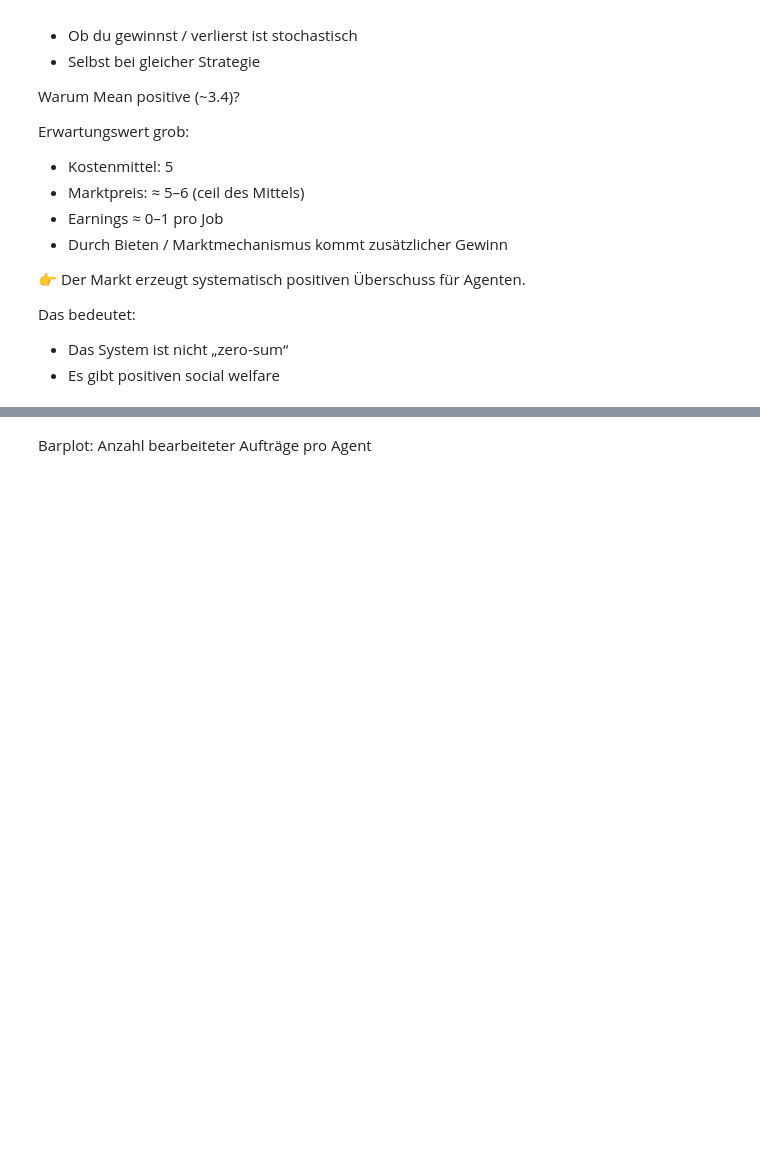
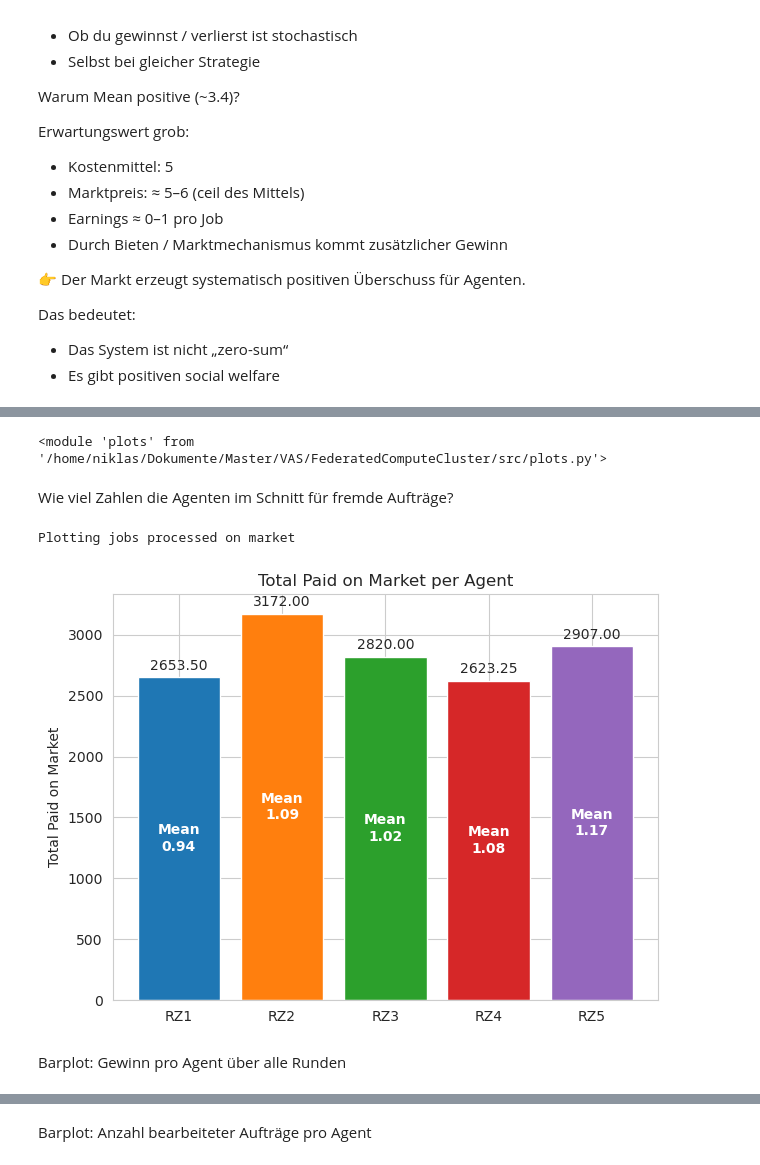
Before and after one commit to BlueSausage/FederatedComputeCluster, a Jupyter notebook: src/rl_environment_dynamik.ipynb, the cells around one changed output, grey strips where cells are left out. Cells and saved outputs as stored; diff of their text form; code cells hidden in the pictures; blank space fills up the shorter version.

Commit message:
added plots

```diff
--- a/src/rl_environment_dynamik.ipynb
+++ b/src/rl_environment_dynamik.ipynb
@@ -97,0 +84,17 @@ NameError: name 'avg_bid' is not defined
+# %%
+import matplotlib.pyplot as plt
+import seaborn as sns
+
+importlib.reload(plots)
+# %% [output]
+<module 'plots' from '/home/niklas/Dokumente/Master/VAS/FederatedComputeCluster/src/plots.py'>
+# %% [markdown]
+Wie viel Zahlen die Agenten im Schnitt für fremde Aufträge?
+# %%
+print("Plotting jobs processed on market")
+plots.plot_paid_on_market(round_info)
+# %% [output]
+Plotting jobs processed on market
+[figure, added]
+# %% [markdown]
+Barplot: Gewinn pro Agent über alle Runden
```
Also changed, not shown: parts of 18 cells of this notebook, 2 other files.
